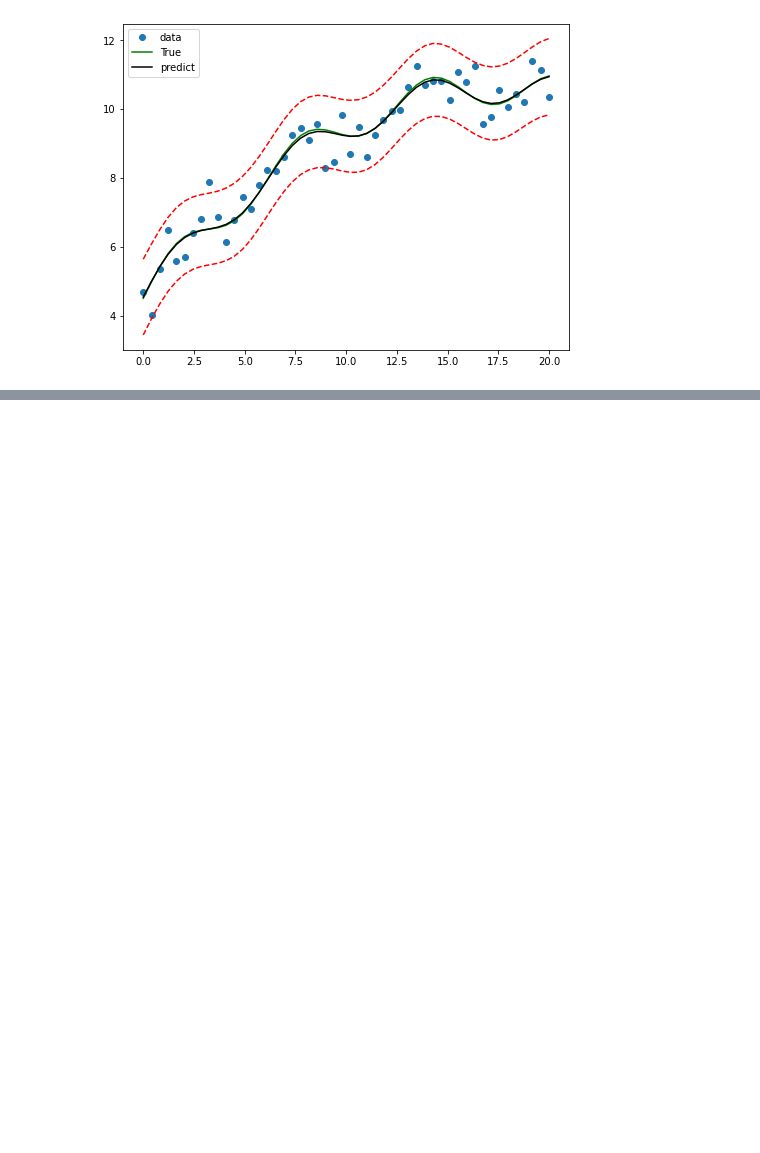
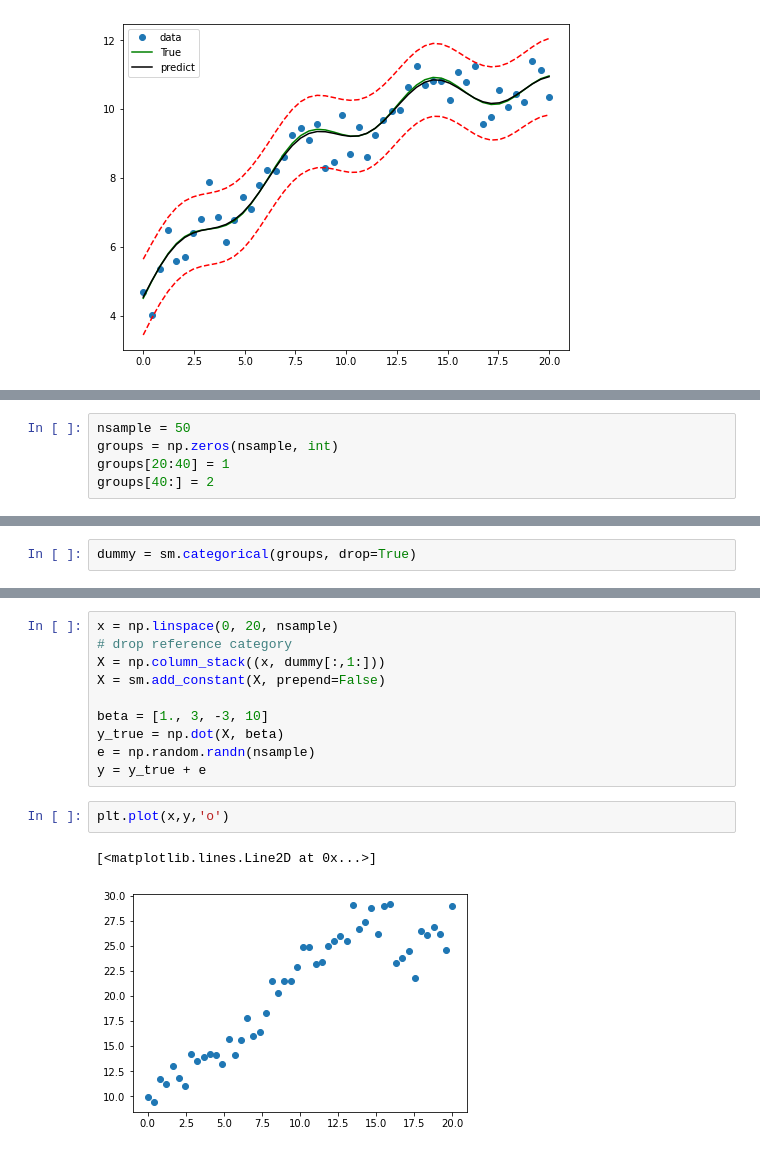
Before and after one commit to ERSSLE/SM, a Jupyter notebook: sm03_regression_and_linear_model.ipynb, the cells around one changed output, grey strips where cells are left out. Cells and saved outputs as stored; diff of their text form; blank space fills up the shorter version.

```diff
--- a/sm03_regression_and_linear_model.ipynb
+++ b/sm03_regression_and_linear_model.ipynb
@@ -246,0 +251,5 @@ plt.legend(loc='best')
+# %%
+nsample = 50
+groups = np.zeros(nsample, int)
+groups[20:40] = 1
+groups[40:] = 2
@@ -246,0 +278,2 @@ plt.legend(loc='best')
+# %%
+dummy = sm.categorical(groups, drop=True)
@@ -246,0 +300,15 @@ plt.legend(loc='best')
+# %%
+x = np.linspace(0, 20, nsample)
+# drop reference category
+X = np.column_stack((x, dummy[:,1:]))
+X = sm.add_constant(X, prepend=False)
+
+beta = [1., 3, -3, 10]
+y_true = np.dot(X, beta)
+e = np.random.randn(nsample)
+y = y_true + e
+# %%
+plt.plot(x,y,'o')
+# %% [output]
+[<matplotlib.lines.Line2D at 0x...>]
+[figure, added]
```
Also changed, not shown: parts of 31 cells of this notebook.
